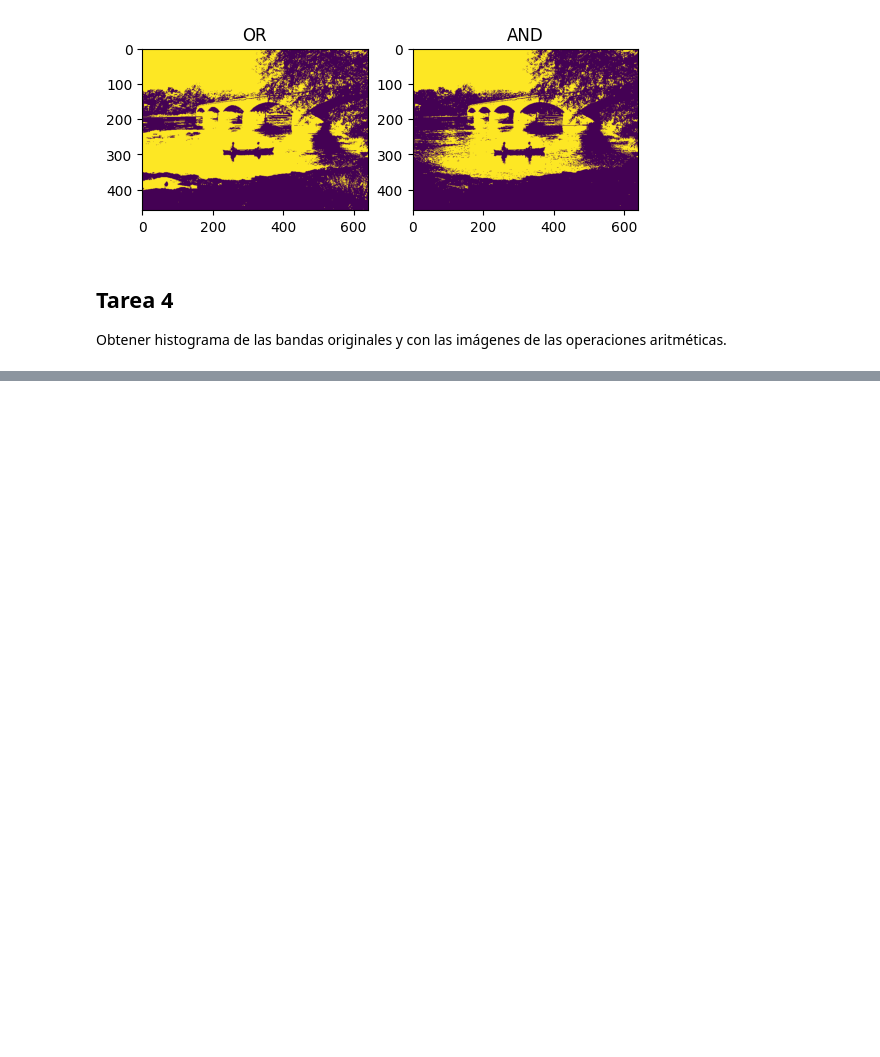
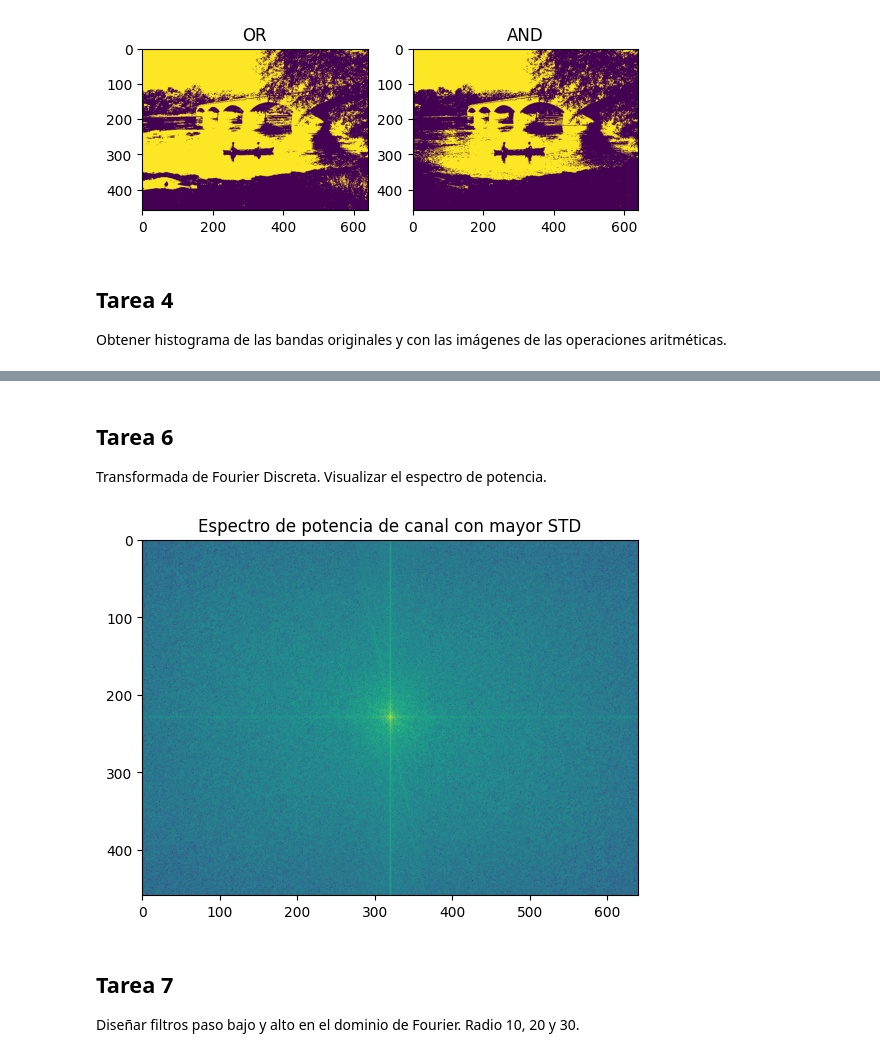
Before and after one commit to jnegrete2005/aapi-practica01, a Jupyter notebook: notebook.ipynb, the cells around one changed output, grey strips where cells are left out. Saved outputs shown, nothing was run; the diff lists cells and outputs as text; code cells hidden in the pictures; blank space fills up the shorter version.

```diff
--- a/notebook.ipynb
+++ b/notebook.ipynb
@@ -124,0 +199,20 @@ to_show = {
+# %% [markdown]
+## Tarea 6
+
+Transformada de Fourier Discreta. Visualizar el espectro de potencia.
+# %%
+from scipy.fft import fft2, fftshift, ifft2, ifftshift
+
+def centered_power_log(ft: np.ndarray) -> np.ndarray:
+    return np.log1p(np.abs(fftshift(ft)))
+
+fft_blue = fft2(blue_channel)
+plt.imshow(centered_power_log(fft_blue))
+plt.title("Espectro de potencia de canal con mayor STD")
+plt.show()
+# %% [output]
+[figure, added]
+# %% [markdown]
+## Tarea 7
+
+Diseñar filtros paso bajo y alto en el dominio de Fourier. Radio 10, 20 y 30.
```
Also changed, not shown: parts of 9 cells of this notebook.
